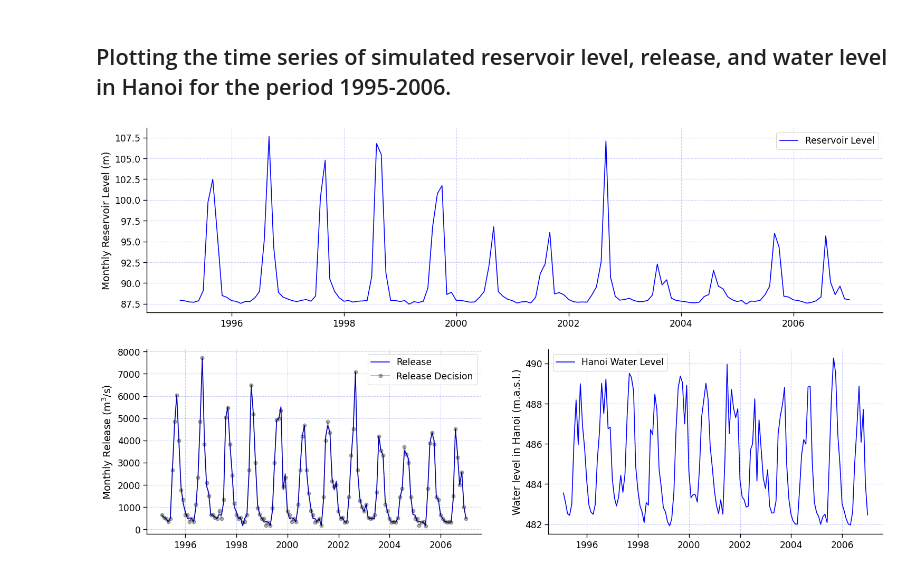
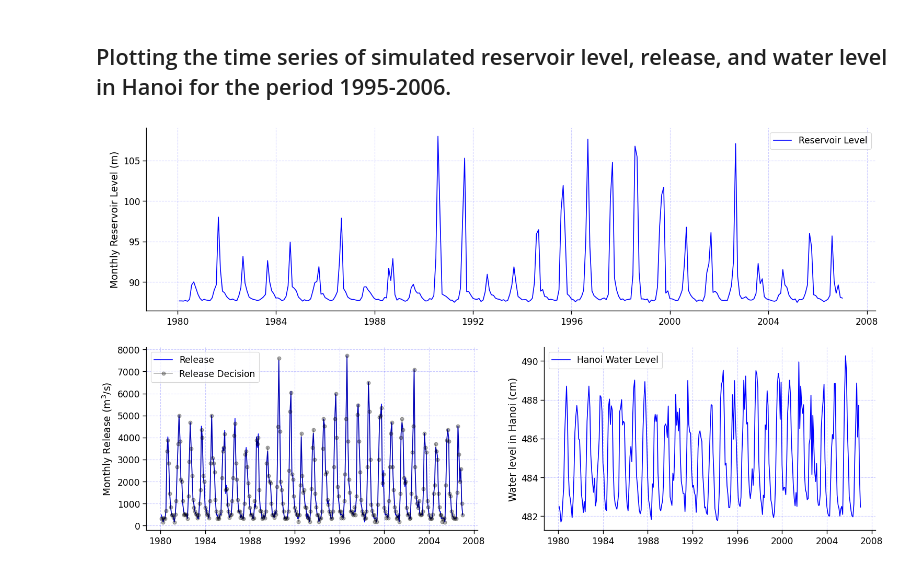
Before and after one commit to CooperBigFoot/optimal-wat-allocation, a Jupyter notebook: code/eda.ipynb, the cells around one changed output. Cells and saved outputs as stored; diff of their text form; code cells hidden in the pictures.

```diff
--- a/code/eda.ipynb
+++ b/code/eda.ipynb
@@ -10,7 +14,7 @@ import seaborn as sns
 # %% [markdown]
 ## Setting up the model and running it
 # %%
-start_date = '1994-10-01'
+start_date = '1979-10-01'
 end_date = '2006-12-31'
 q_vu = '/Users/cooper/Desktop/optimal-wat-allocation/Script/MAT_data/q_vuquang.mat'
 q_ye = '/Users/cooper/Desktop/optimal-wat-allocation/Script/MAT_data/q_yenbai.mat'
@@ -46,6 +70,6 @@ simul['date'] = pd.date_range(start=start_date, end='2007-01-01', freq='D')
 # %%
 simul = simul.set_index('date')
-simul = simul.dropna()['1995':'2006']
+simul = simul.dropna()['1980':'2006']
 simul
 # %% [output]
 |  | res_lvl | release_decision | releaase | h_HaNoi |
@@ -115,33 +139,33 @@ ax_res_lvl = plt.subplot2grid(layout, (0, 0), colspan=2)
 ax_release = plt.subplot2grid(layout, (1, 0), colspan=1)
 ax_h = plt.subplot2grid(layout, (1, 1), colspan=1)
 
 
 ax_res_lvl.plot(simul_monthly.index, simul_monthly['res_lvl'], label='Reservoir Level', color='#0000FF')
 ax_res_lvl.set_xlabel('')
 ax_res_lvl.set_ylabel('Monthly Reservoir Level (m)')
 ax_res_lvl.grid(alpha=0.2, linestyle='--', color='#0000FF')
 ax_res_lvl.legend()
 
 # ax_release_decision.plot(simul_monthly.index, simul_monthly['release_decision'], label='Release Decision', color='#0000FF')
 # ax_release_decision.set_xlabel('Date')
 # ax_release_decision.set_ylabel('Monthly Release Decision (m$^3$/s)')
 # ax_release_decision.grid(alpha=0.2, linestyle='--', color='#0000FF')
 
 ax_release.plot(simul_monthly.index, simul_monthly['releaase'], label='Release', color='#0000FF')
 ax_release.plot(simul_monthly.index, simul_monthly['release_decision'], label='Release Decision', color='black', marker='o', alpha=0.3)
 ax_release.set_xlabel('')
 ax_release.set_ylabel('Monthly Release (m$^3$/s)')
 ax_release.grid(alpha=0.2, linestyle='--', color='#0000FF')
 ax_release.legend()
 
 ax_h.plot(simul_monthly.index, simul_monthly['h_HaNoi'], label='Hanoi Water Level', color='#0000FF')
 ax_h.set_xlabel('')
-ax_h.set_ylabel('Water level in Hanoi (m.a.s.l.)')
+ax_h.set_ylabel('Water level in Hanoi (cm)')
 ax_h.grid(alpha=0.2, linestyle='--', color='#0000FF')
 ax_h.legend()
 
 sns.despine()
-plt.savefig('/Users/cooper/Desktop/optimal-wat-allocation/images/current_simulation.png', dpi=300, bbox_inches='tight')
+# plt.savefig('/Users/cooper/Desktop/optimal-wat-allocation/images/current_simulation.png', dpi=300, bbox_inches='tight')
 plt.show()
 # %% [output]
-[figure, old version]
+[figure, new version]
```
Also changed, not shown: parts of 8 cells of this notebook, 2 other files.
